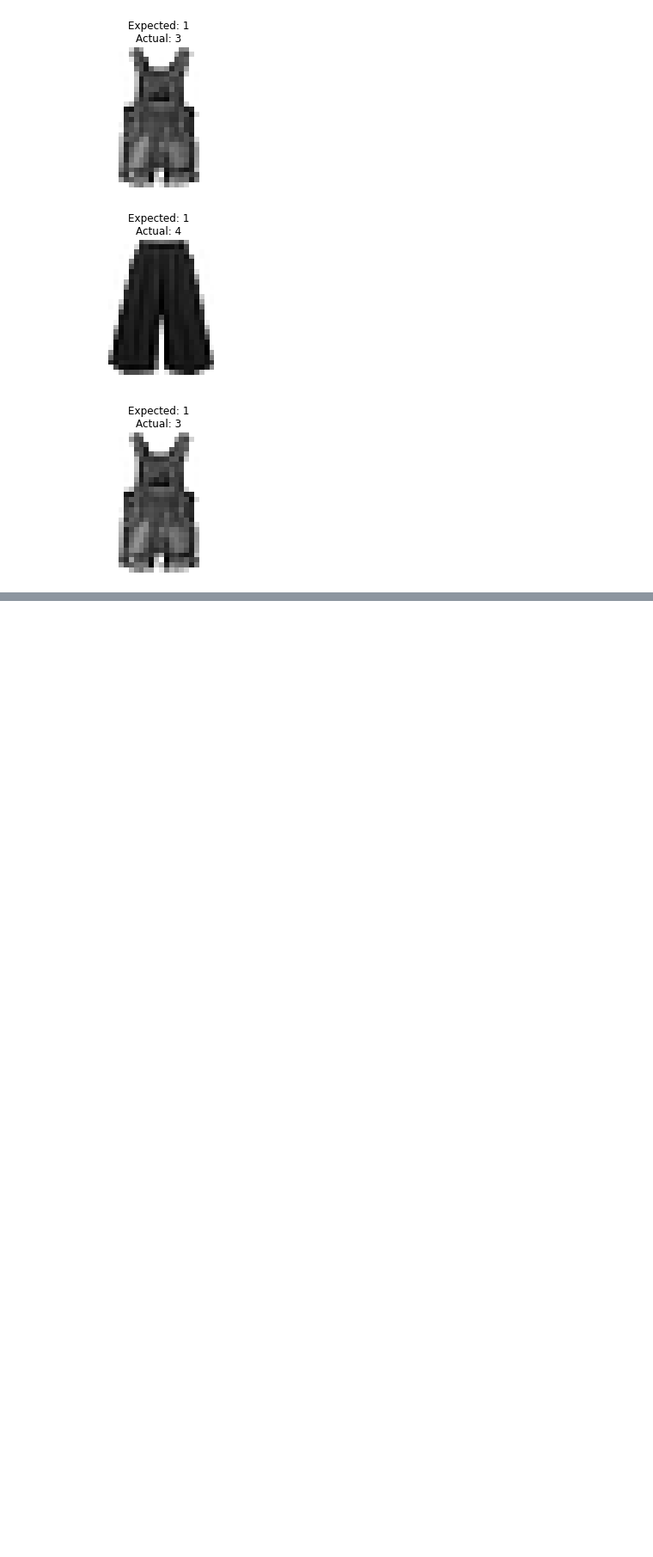
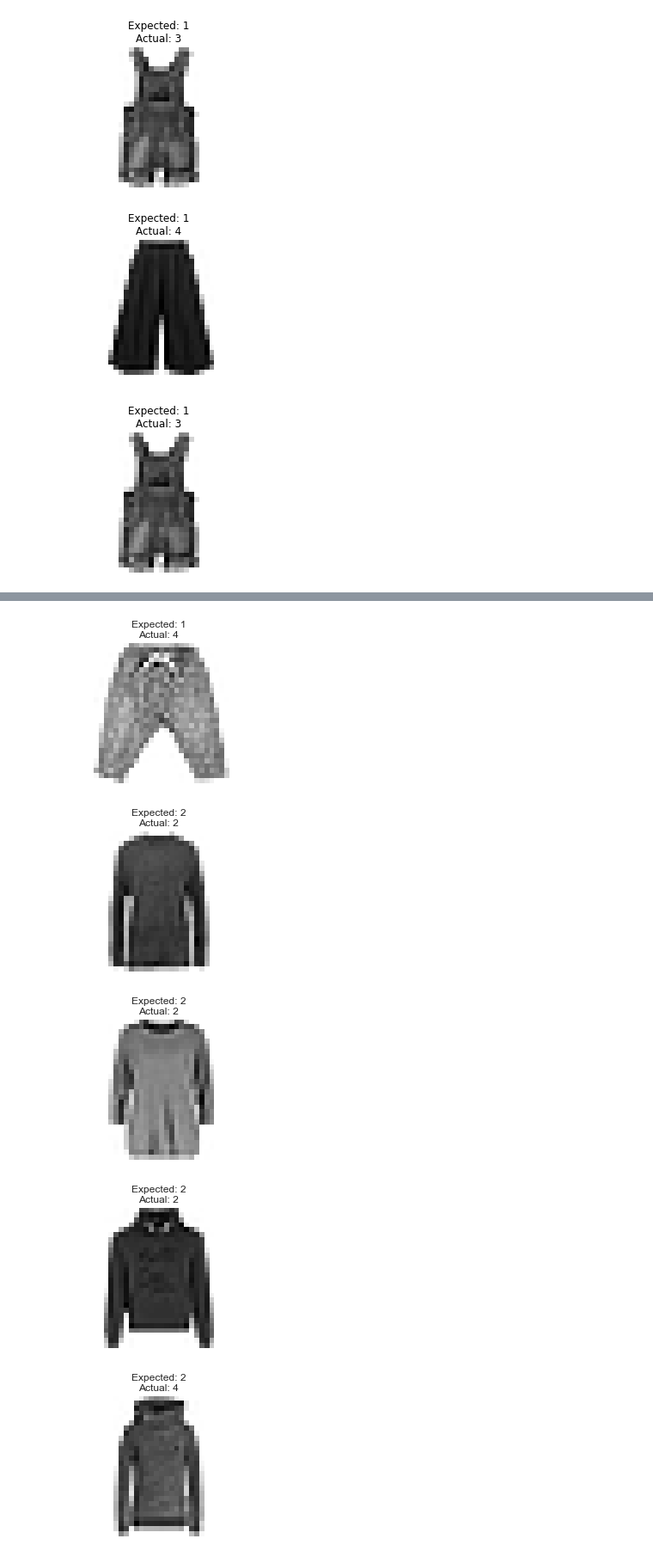
Before and after one commit to jasonmrimer/cse590-machine-learning, a Jupyter notebook: homework4/comparison.ipynb, the cells around one changed output, grey strips where cells are left out. Shown at 86% size. Saved outputs shown, nothing was run; the diff lists cells and outputs as text; code cells hidden in the pictures; blank space fills up the shorter version.

```diff
--- a/homework4/comparison.ipynb
+++ b/homework4/comparison.ipynb
@@ -362,0 +407,10 @@ for item in c1_hard_mlp:
+# %%
+
+for item in hard_both[:5]:
+    display_item_in_28x28(plt, X_test[item], y_test[item], mlp_predictions[item])
+# %% [output]
+[figure, added]
+[figure, added]
+[figure, added]
+[figure, added]
+[figure, added]
```
Also changed, not shown: parts of 20 cells of this notebook, 1 other file.
